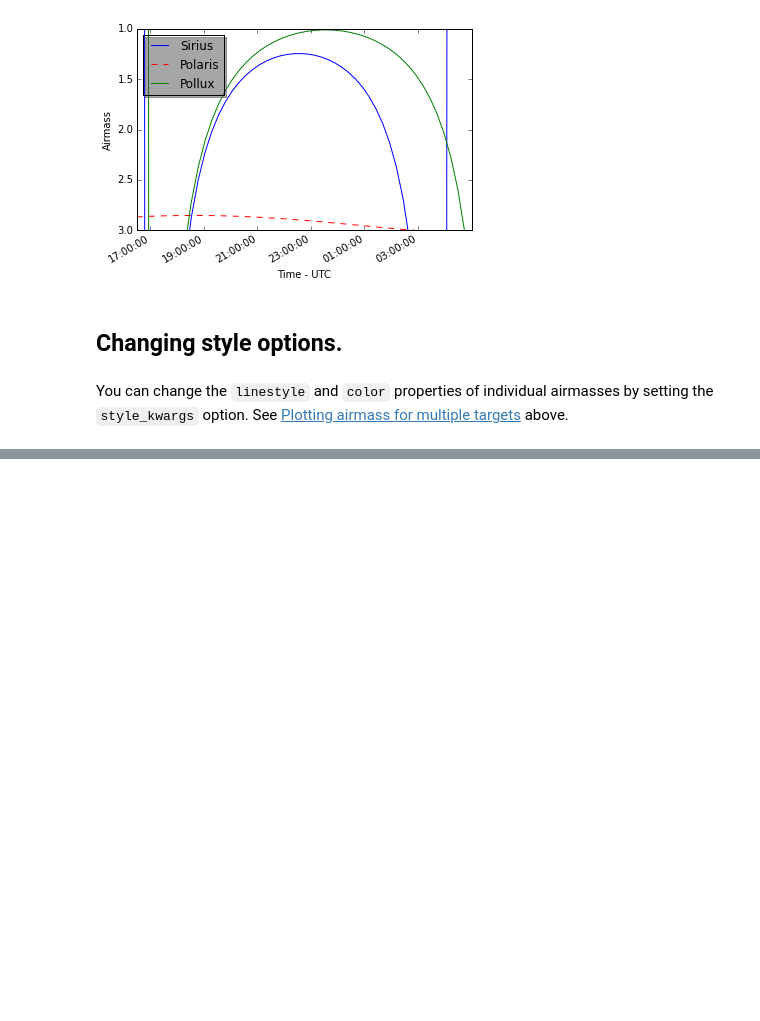
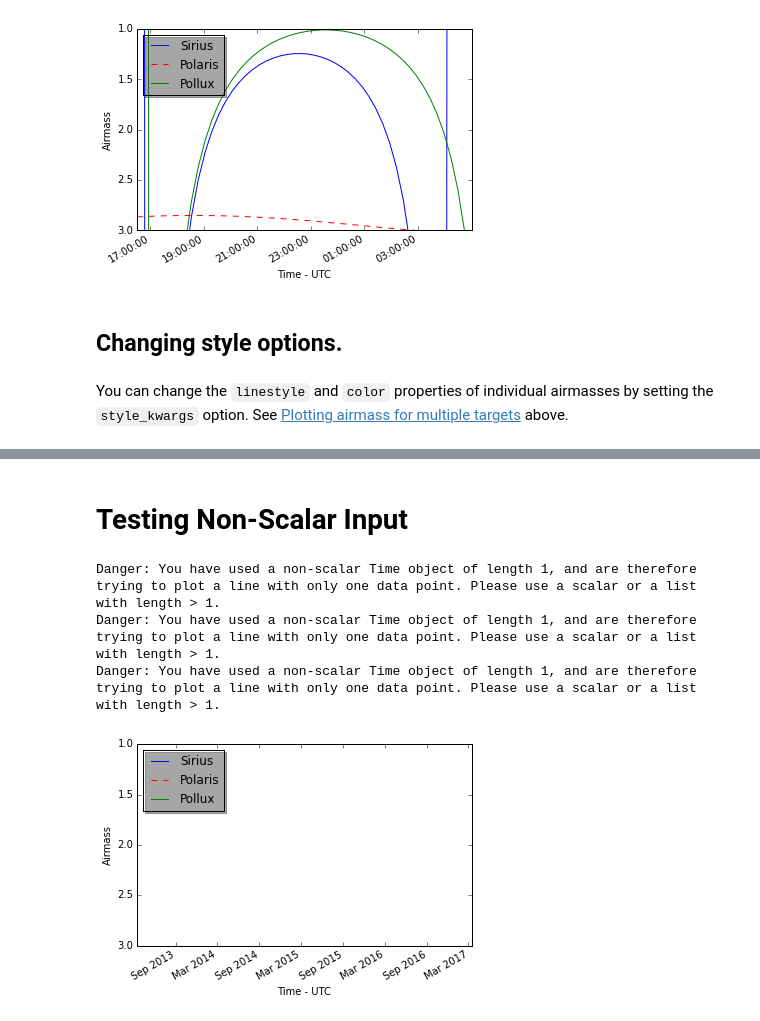
Before and after one commit to astropy/astroplan, a Jupyter notebook: examples/notebooks/plotting_examples--airmass.ipynb, the cells around one changed output, grey strips where cells are left out. Saved outputs shown, nothing was run; the diff lists cells and outputs as text; code cells hidden in the pictures; blank space fills up the shorter version.

```diff
--- a/examples/notebooks/plotting_examples--airmass.ipynb
+++ b/examples/notebooks/plotting_examples--airmass.ipynb
@@ -106,0 +120,16 @@ You can change the `linestyle` and `color` properties of individual airmasses by
+# %% [markdown]
+# Testing Non-Scalar Input
+# %%
+observe_time = [Time('2015-03-15 15:30:00')]
+
+plot_airmass(target, observer, observe_time)
+plot_airmass(other_target, observer, observe_time, style_kwargs=sirius_styles)
+plot_airmass(third_target, observer, observe_time, style_kwargs=pollux_styles)
+
+plt.legend(shadow=True, loc=2)
+plt.show()
+# %% [output]
+Danger: You have used a non-scalar Time object of length 1, and are therefore trying to plot a line with only one data point. Please use a scalar or a list with length > 1.
+Danger: You have used a non-scalar Time object of length 1, and are therefore trying to plot a line with only one data point. Please use a scalar or a list with length > 1.
+Danger: You have used a non-scalar Time object of length 1, and are therefore trying to plot a line with only one data point. Please use a scalar or a list with length > 1.
+[figure, added]
```
Also changed, not shown: parts of 2 cells of this notebook, 4 other files.
